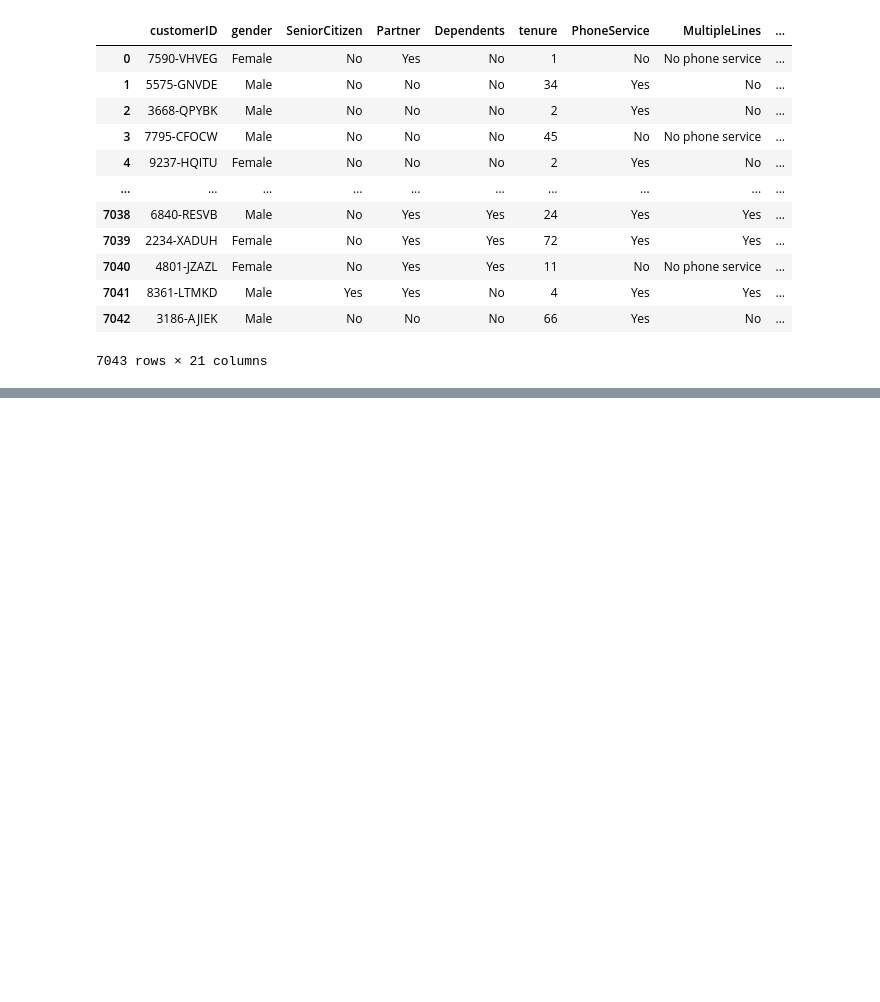
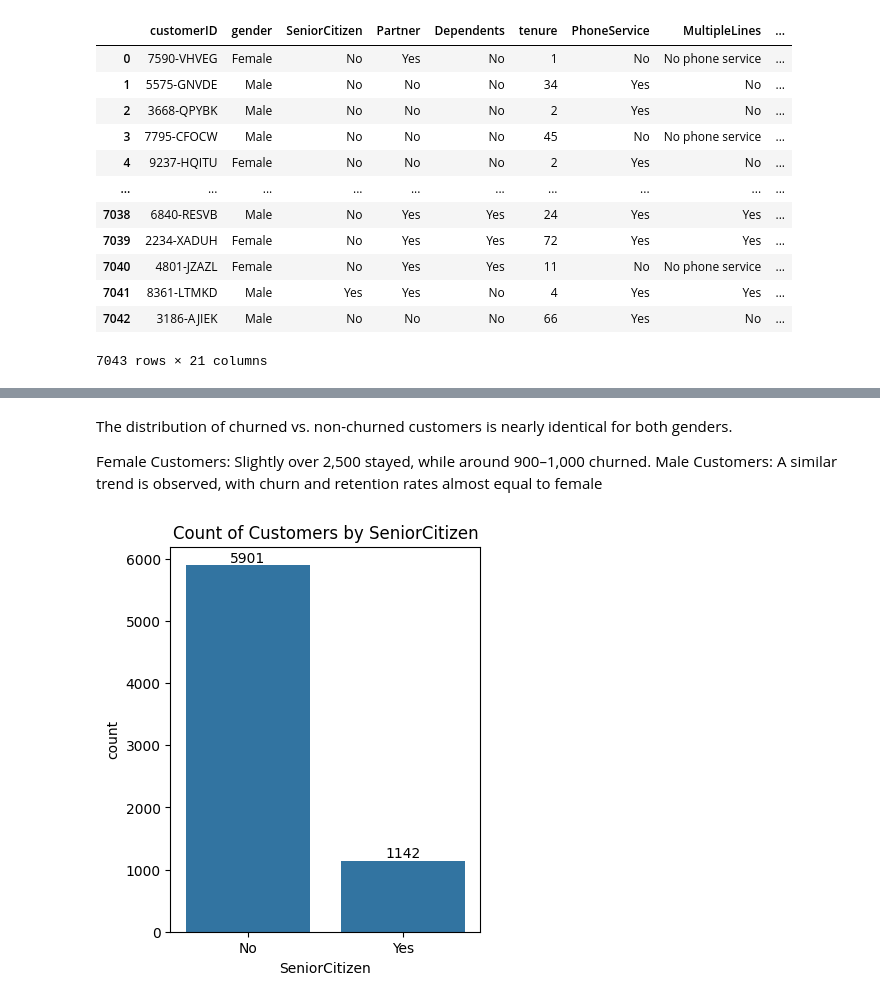
Before and after one commit to kinjalraval2225/Master_project, a Jupyter notebook: Telco_Chrun.ipynb, the cells around one changed output, grey strips where cells are left out. Cells and saved outputs as stored; diff of their text form; code cells hidden in the pictures; blank space fills up the shorter version.

```diff
--- a/Telco_Chrun.ipynb
+++ b/Telco_Chrun.ipynb
@@ -161,0 +191,14 @@ df
+# %% [markdown]
+The distribution of churned vs. non-churned customers is nearly identical for both genders.
+
+Female Customers: Slightly over 2,500 stayed, while around 900–1,000 churned.
+Male Customers: A similar trend is observed, with churn and retention rates almost equal to female
+# %%
+# Countplot of churned customers based on SeniorCitizen.
+plt.figure(figsize = (4,5))
+ax = sns.countplot(x = "SeniorCitizen", data = df)
+ax.bar_label(ax.containers[0])
+plt.title("Count of Customers by SeniorCitizen")
+plt.show()
+# %% [output]
+[figure, added]
```
Also changed, not shown: parts of 9 cells of this notebook.
